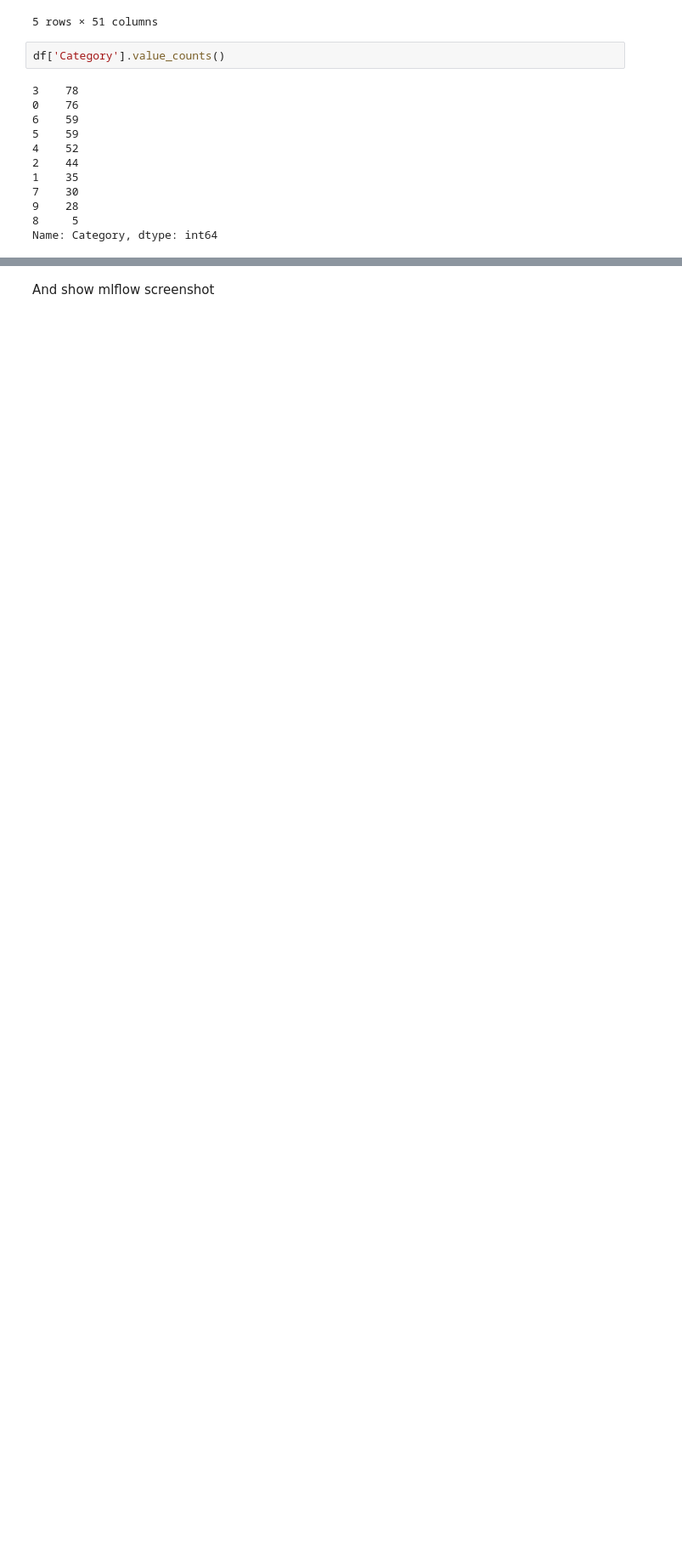
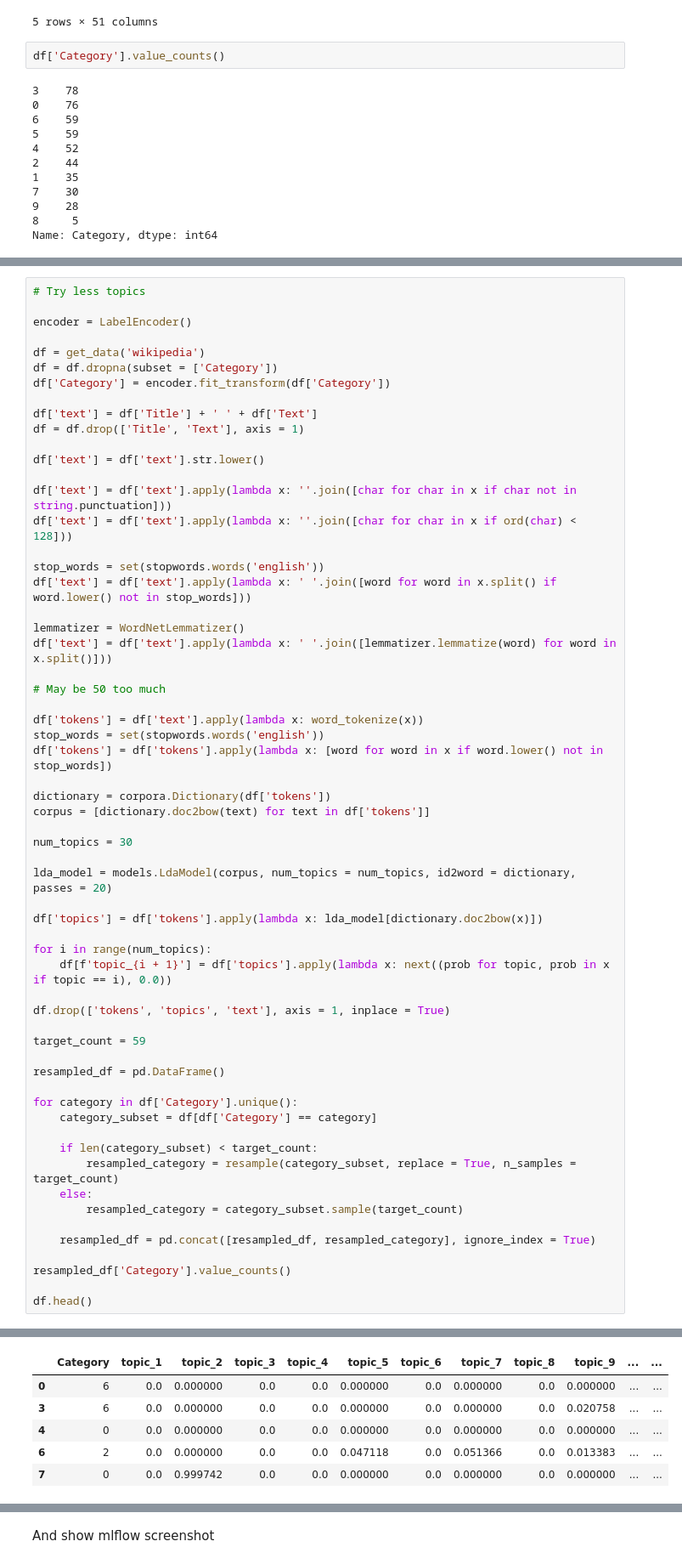
Before and after one commit to InnerShadow/DS, a Jupyter notebook: HW3/NLP_AutoML.ipynb, the cells around one changed output, grey strips where cells are left out. Shown at 85% size. Cells and saved outputs as stored; diff of their text form; blank space fills up the shorter version.

```diff
--- a/HW3/NLP_AutoML.ipynb
+++ b/HW3/NLP_AutoML.ipynb
@@ -697,0 +727,61 @@ s = setup(resampled_df, target = 'Category', session_id = 1212, index = False,
+# %%
+# Try less topics
+
+encoder = LabelEncoder()
+
+df = get_data('wikipedia')
+df = df.dropna(subset = ['Category'])
+df['Category'] = encoder.fit_transform(df['Category'])
+
+df['text'] = df['Title'] + ' ' + df['Text']
+df = df.drop(['Title', 'Text'], axis = 1)
+
+df['text'] = df['text'].str.lower()
+
+df['text'] = df['text'].apply(lambda x: ''.join([char for char in x if char not in string.punctuation]))
+df['text'] = df['text'].apply(lambda x: ''.join([char for char in x if ord(char) < 128]))
+
+stop_words = set(stopwords.words('english'))
+df['text'] = df['text'].apply(lambda x: ' '.join([word for word in x.split() if word.lower() not in stop_words]))
+
+lemmatizer = WordNetLemmatizer()
+df['text'] = df['text'].apply(lambda x: ' '.join([lemmatizer.lemmatize(word) for word in x.split()]))
+
+# May be 50 too much
+
+df['tokens'] = df['text'].apply(lambda x: word_tokenize(x))
+stop_words = set(stopwords.words('english'))
+df['tokens'] = df['tokens'].apply(lambda x: [word for word in x if word.lower() not in stop_words])
+
+dictionary = corpora.Dictionary(df['tokens'])
+corpus = [dictionary.doc2bow(text) for text in df['tokens']]
+
+num_topics = 30
+
+lda_model = models.LdaModel(corpus, num_topics = num_topics, id2word = dictionary, passes = 20)
+
+df['topics'] = df['tokens'].apply(lambda x: lda_model[dictionary.doc2bow(x)])
+
+for i in range(num_topics):
+    df[f'topic_{i + 1}'] = df['topics'].apply(lambda x: next((prob for topic, prob in x if topic == i), 0.0))
+
+df.drop(['tokens', 'topics', 'text'], axis = 1, inplace = True)
+
+target_count = 59
+
+resampled_df = pd.DataFrame()
+
+for category in df['Category'].unique():
+    category_subset = df[df['Category'] == category]
+
+    if len(category_subset) < target_count:
+        resampled_category = resample(category_subset, replace = True, n_samples = target_count)
+    else:
+        resampled_category = category_subset.sample(target_count)
+
+    resampled_df = pd.concat([resampled_df, resampled_category], ignore_index = True)
+
+resampled_df['Category'].value_counts()
+
+df.head()
+# %% [output]
@@ -697,0 +794,6 @@ s = setup(resampled_df, target = 'Category', session_id = 1212, index = False,
+|  | Category | topic_1 | topic_2 | topic_3 | topic_4 | topic_5 | topic_6 | topic_7 | topic_8 | topic_9 | ... | ... |
+| 0 | 6 | 0.0 | 0.000000 | 0.0 | 0.0 | 0.000000 | 0.0 | 0.000000 | 0.0 | 0.000000 | ... | ... |
+| 3 | 6 | 0.0 | 0.000000 | 0.0 | 0.0 | 0.000000 | 0.0 | 0.000000 | 0.0 | 0.020758 | ... | ... |
+| 4 | 0 | 0.0 | 0.000000 | 0.0 | 0.0 | 0.000000 | 0.0 | 0.000000 | 0.0 | 0.000000 | ... | ... |
+| 6 | 2 | 0.0 | 0.000000 | 0.0 | 0.0 | 0.047118 | 0.0 | 0.051366 | 0.0 | 0.013383 | ... | ... |
+| 7 | 0 | 0.0 | 0.999742 | 0.0 | 0.0 | 0.000000 | 0.0 | 0.000000 | 0.0 | 0.000000 | ... | ... |
```
Also changed, not shown: parts of 21 cells of this notebook, 3 other files.
